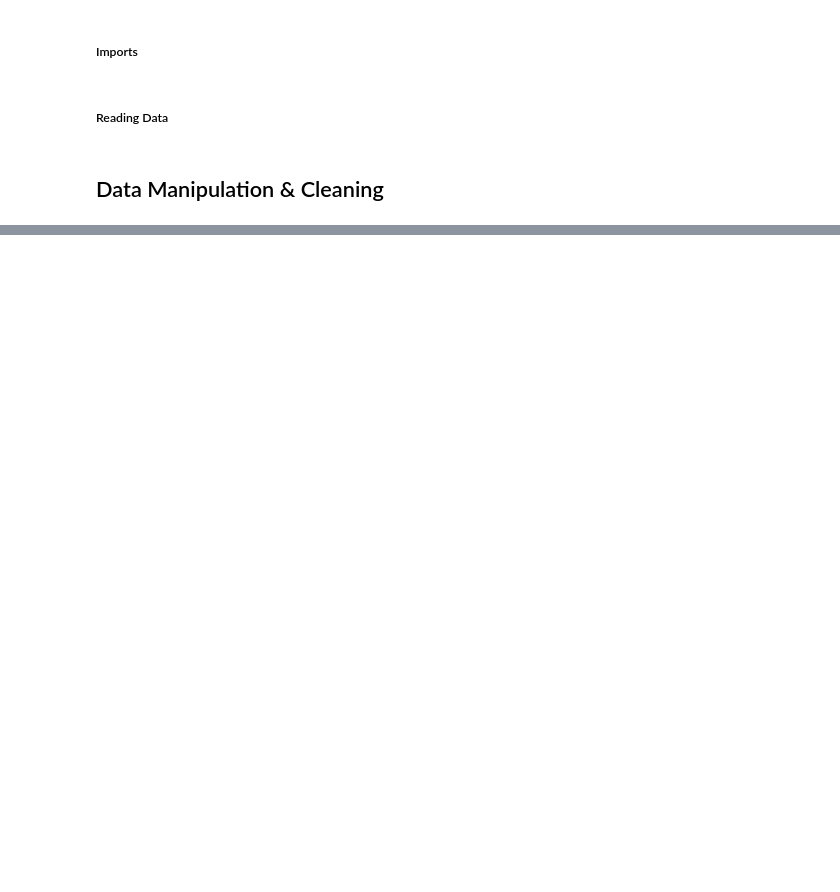
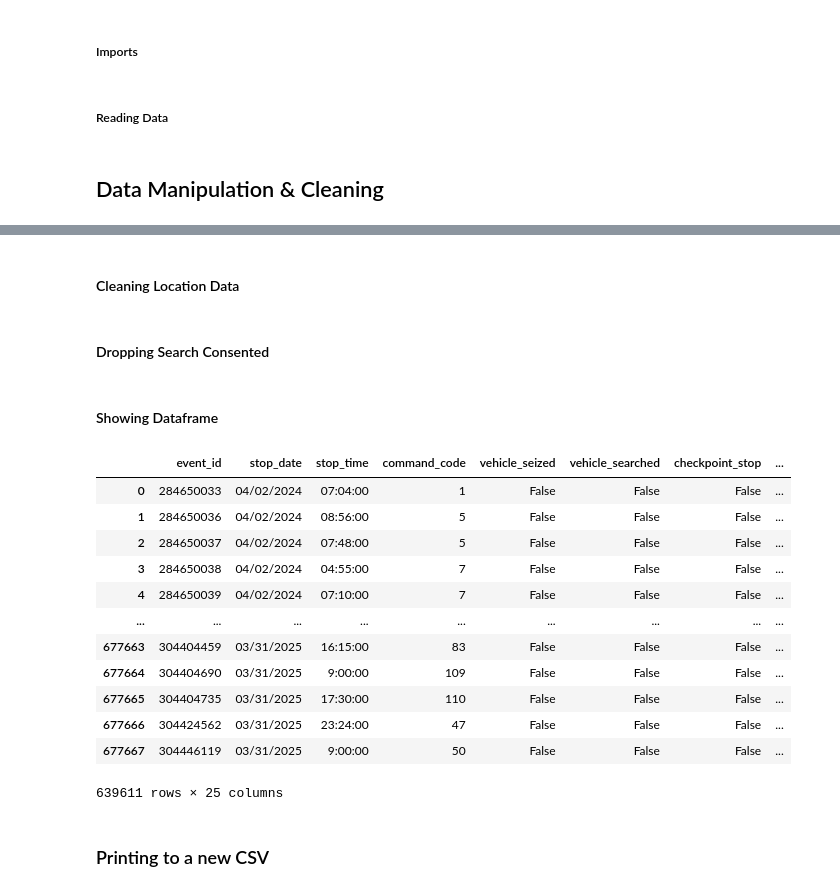
Before and after one commit to Samuelp0110/CS513_Final_Project, a Jupyter notebook: Data_Cleaning.ipynb, the cells around one changed output, grey strips where cells are left out. Cells and saved outputs as stored; diff of their text form; code cells hidden in the pictures; blank space fills up the shorter version.

```diff
--- a/Data_Cleaning.ipynb
+++ b/Data_Cleaning.ipynb
@@ -129,0 +150,2 @@ df_cleaned['search_consent'] = df_cleaned['search_consent'].map({
+# %%
+df_cleaned['driver_sex'] = df_cleaned['driver_sex'].where(df_cleaned['driver_sex'].isin(['M', 'F']), 'UNKNOWN')
@@ -129,0 +154,40 @@ df_cleaned['search_consent'] = df_cleaned['search_consent'].map({
+# %%
+df_cleaned['driver_race'] = df_cleaned['driver_race'].replace({'(null)': 'UNKNOWN'})
+df_cleaned['driver_race'] = df_cleaned['driver_race'].replace({
+    '(null)': 'UNKNOWN',
+    'BLACK HISPANIC': 'HISPANIC',
+    'WHITE HISPANIC': 'HISPANIC',
+    'ASIAN / PACIFIC ISLANDER': 'ASIAN',
+    'AMERICAN INDIAN/ALASKAN NATIVE': 'NATIVE'
+})
+# %% [markdown]
+#### Cleaning Location Data
+# %%
+df_cleaned = df_cleaned[
+    (df_cleaned['latitude'].notnull() & df_cleaned['longitude'].notnull()) |
+    (df_cleaned['x_coord'].notnull() & df_cleaned['y_coord'].notnull())
+]
+# %% [markdown]
+#### Dropping Search Consented
+# %%
+df_cleaned = df_cleaned.drop(columns=['search_consent'])
+# %% [markdown]
+#### Showing Dataframe
+# %%
+df_cleaned
+# %% [output]
+|  | event_id | stop_date | stop_time | command_code | vehicle_seized | vehicle_searched | checkpoint_stop | ... |
+| 0 | 284650033 | 04/02/2024 | 07:04:00 | 1 | False | False | False | ... |
+| 1 | 284650036 | 04/02/2024 | 08:56:00 | 5 | False | False | False | ... |
+| 2 | 284650037 | 04/02/2024 | 07:48:00 | 5 | False | False | False | ... |
+| 3 | 284650038 | 04/02/2024 | 04:55:00 | 7 | False | False | False | ... |
+| 4 | 284650039 | 04/02/2024 | 07:10:00 | 7 | False | False | False | ... |
+| ... | ... | ... | ... | ... | ... | ... | ... | ... |
+| 677663 | 304404459 | 03/31/2025 | 16:15:00 | 83 | False | False | False | ... |
+| 677664 | 304404690 | 03/31/2025 | 9:00:00 | 109 | False | False | False | ... |
+| 677665 | 304404735 | 03/31/2025 | 17:30:00 | 110 | False | False | False | ... |
+| 677666 | 304424562 | 03/31/2025 | 23:24:00 | 47 | False | False | False | ... |
+| 677667 | 304446119 | 03/31/2025 | 9:00:00 | 50 | False | False | False | ... |
+639611 rows × 25 columns
+# %% [markdown]
+### Printing to a new CSV
```
Also changed, not shown: parts of 16 cells of this notebook, 4 other files.
